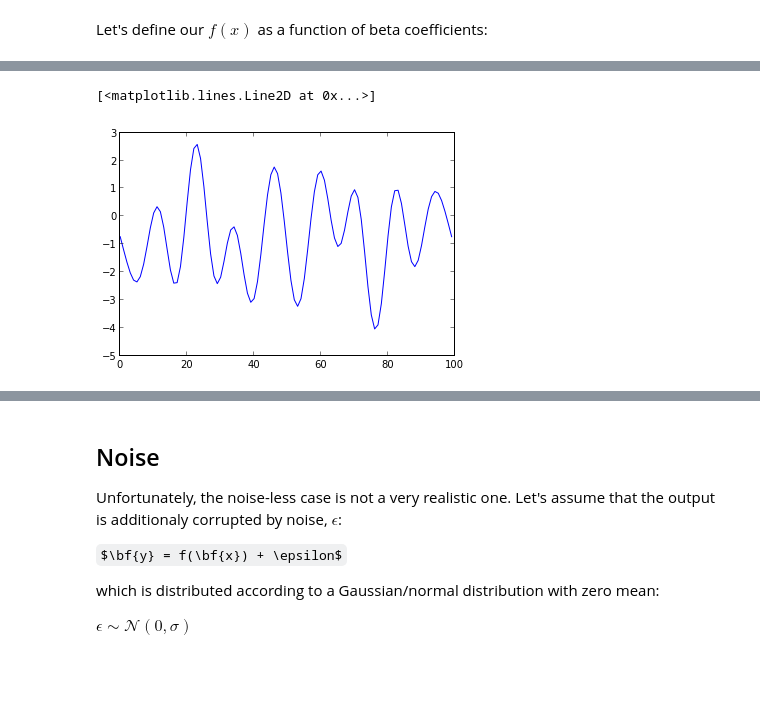
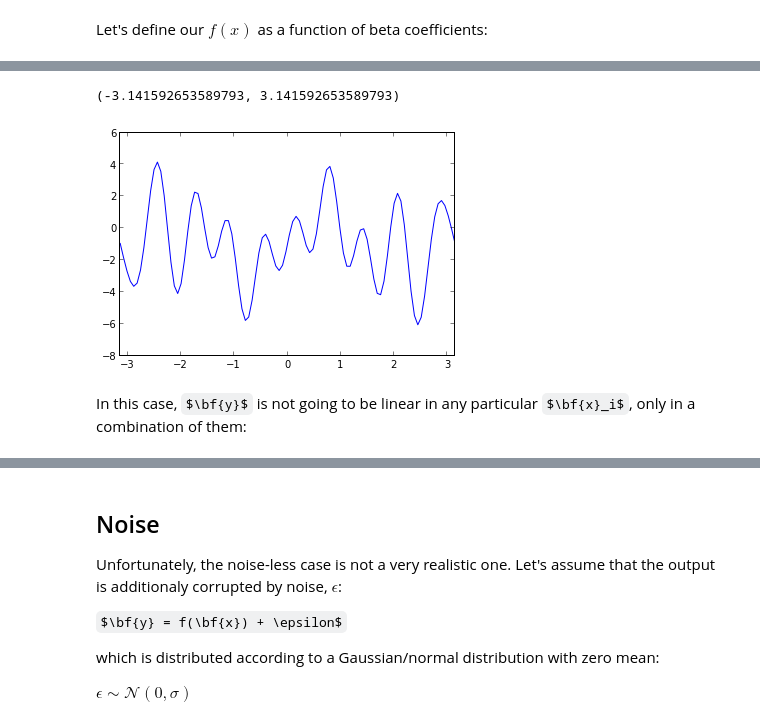
Before and after one commit to jbpoline/bayfmri, a Jupyter notebook: notebooks/005-Simple-Linear-Regression.ipynb, the cells around one changed output, grey strips where cells are left out. Saved outputs shown, nothing was run; the diff lists cells and outputs as text; code cells hidden in the pictures; some formulas as TeX source; blank space fills up the shorter version.

```diff
--- a/notebooks/005-Simple-Linear-Regression.ipynb
+++ b/notebooks/005-Simple-Linear-Regression.ipynb
@@ -28,0 +46,12 @@ For example, let's consider an output which is a linear combination of sine wave
+# %%
+N = 100
+x = np.linspace(-pi, pi, N)
+
+a = np.random.randn() * 10
+b = np.random.randn() * 10
+y = linear_function(x, a, b)
+
+fig, ax = plt.subplots(1)
+ax.plot(x, y, '.')
+ax.set_xlabel('x')
+ax.set_ylabel('y')
@@ -68,8 +163,11 @@ We choose a set of random $\beta$ coefficients and generate $f(x)$
 # %%
 beta = np.random.randn(p)
 f = linear_model(X, beta)
 fig, ax = plt.subplots(1)
-ax.plot(f)
+ax.plot(t, f)
+ax.set_xlim([-pi, pi])
 # %% [output]
-[<matplotlib.lines.Line2D at 0x...>]
+(-3.141592653589793, 3.141592653589793)
-[figure, old version]
+[figure, new version]
+# %% [markdown]
+In this case, $\bf{y}$ is not going to be linear in any particular $\bf{x}_i$, only in a combination of them:
```
Also changed, not shown: parts of 32 cells of this notebook, 1 other file.
